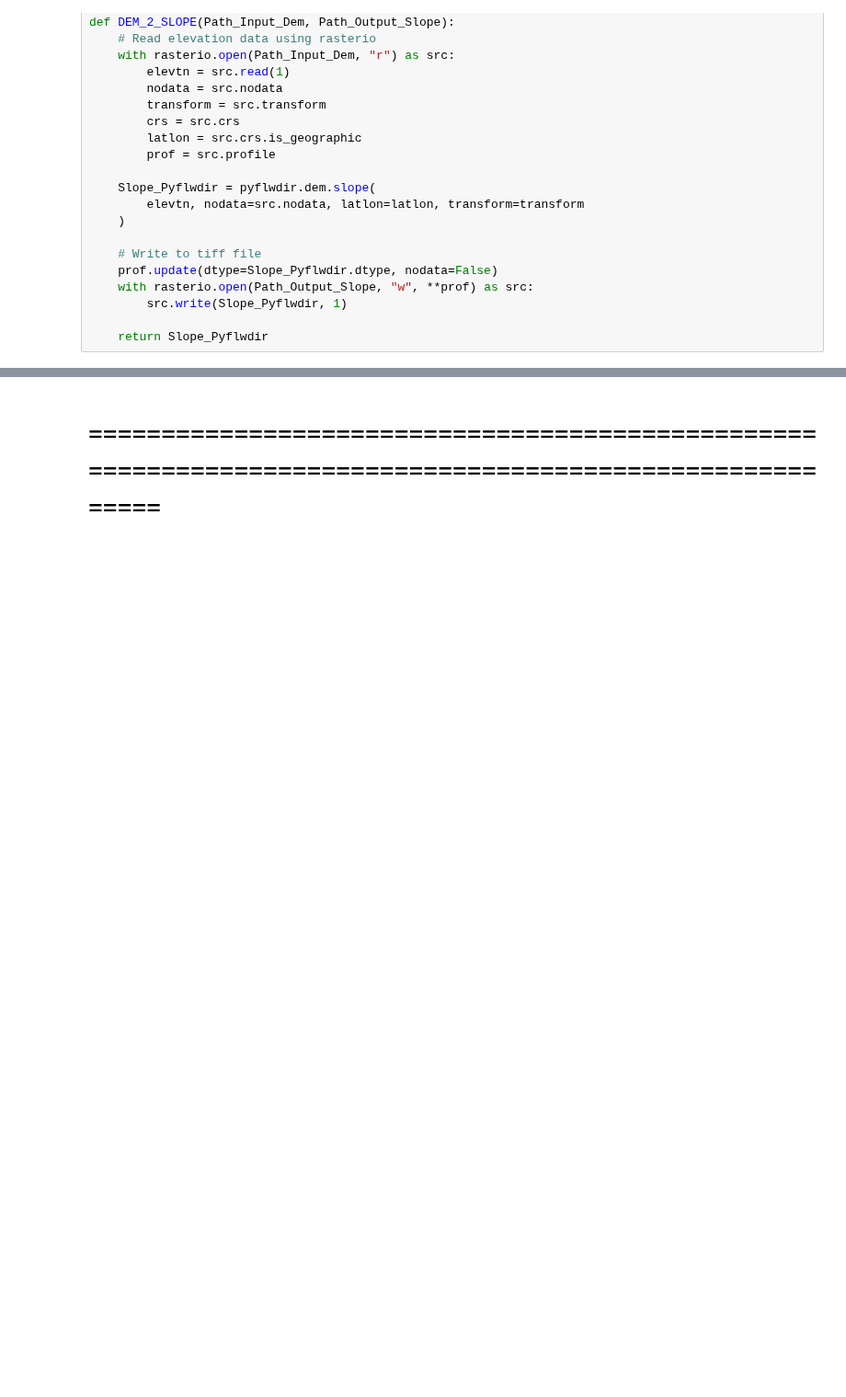
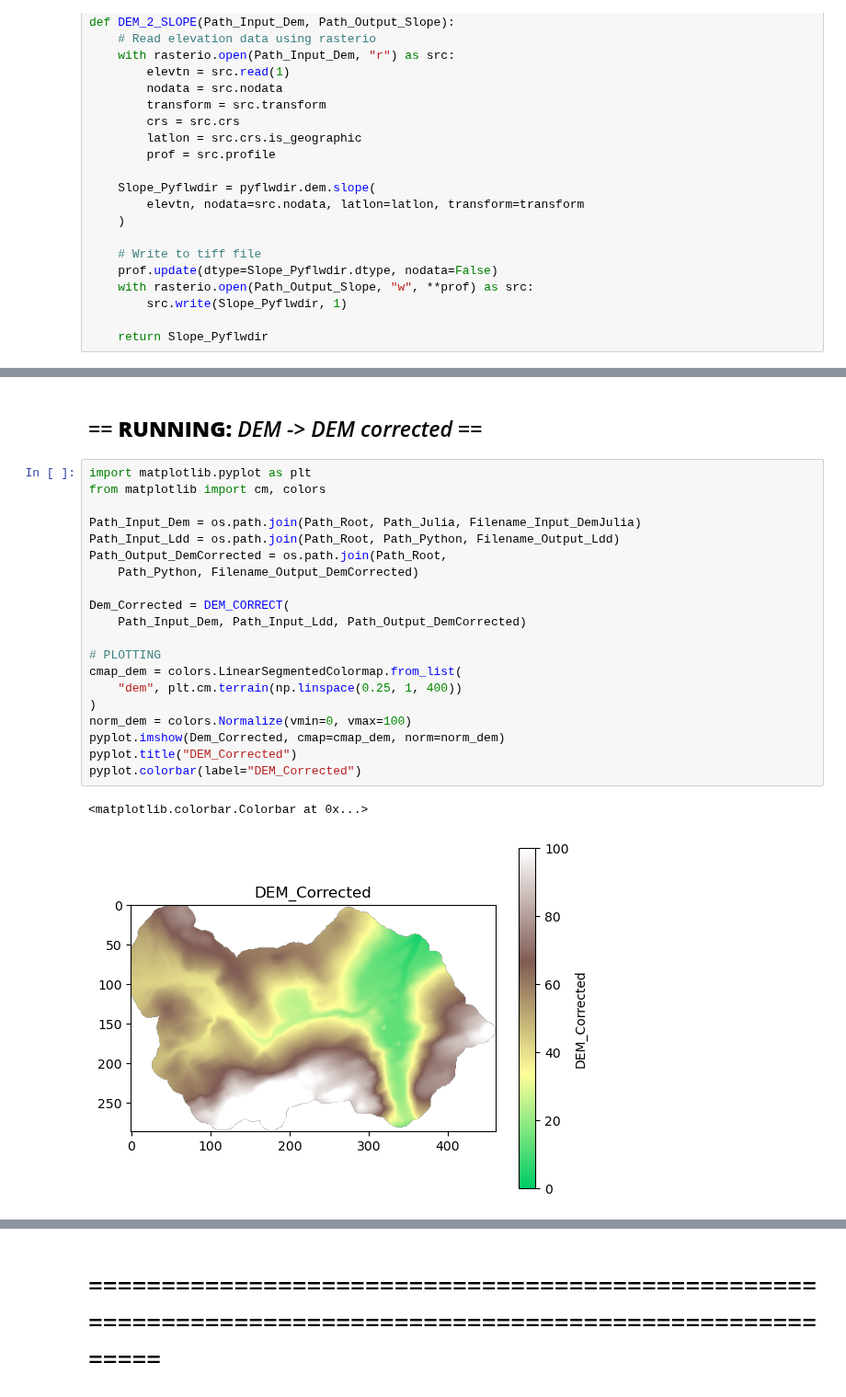
Before and after one commit to AquaPore/WflowRaster.jl, a Jupyter notebook: src/Python/Python_Pyflwdir_Wflow.ipynb, the cells around one changed output, grey strips where cells are left out. Shown at 92% size. Drawn from its saved outputs; the diff is of its cells as text; blank space fills up the shorter version.

```diff
--- a/src/Python/Python_Pyflwdir_Wflow.ipynb
+++ b/src/Python/Python_Pyflwdir_Wflow.ipynb
@@ -726,0 +627,25 @@ pyplot.imshow(River_Length)
+# %% [markdown]
+## == **RUNNING:** *DEM -> DEM corrected* ==
+# %%
+import matplotlib.pyplot as plt
+from matplotlib import cm, colors
+
+Path_Input_Dem = os.path.join(Path_Root, Path_Julia, Filename_Input_DemJulia)
+Path_Input_Ldd = os.path.join(Path_Root, Path_Python, Filename_Output_Ldd)
+Path_Output_DemCorrected = os.path.join(Path_Root,
+    Path_Python, Filename_Output_DemCorrected)
+
+Dem_Corrected = DEM_CORRECT(
+    Path_Input_Dem, Path_Input_Ldd, Path_Output_DemCorrected)
+
+# PLOTTING
+cmap_dem = colors.LinearSegmentedColormap.from_list(
+    "dem", plt.cm.terrain(np.linspace(0.25, 1, 400))
+)
+norm_dem = colors.Normalize(vmin=0, vmax=100)
+pyplot.imshow(Dem_Corrected, cmap=cmap_dem, norm=norm_dem)
+pyplot.title("DEM_Corrected")
+pyplot.colorbar(label="DEM_Corrected")
+# %% [output]
+<matplotlib.colorbar.Colorbar at 0x...>
+[figure, added]
```
Also changed, not shown: parts of 65 cells of this notebook, 3 other files.
